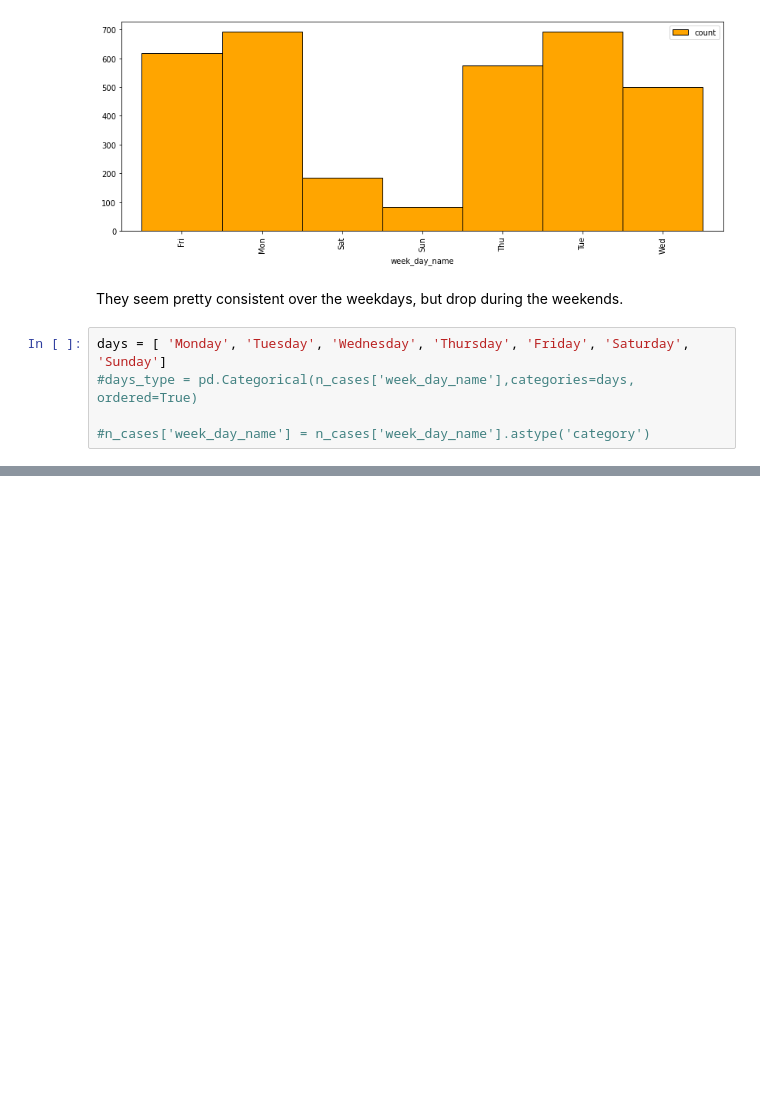
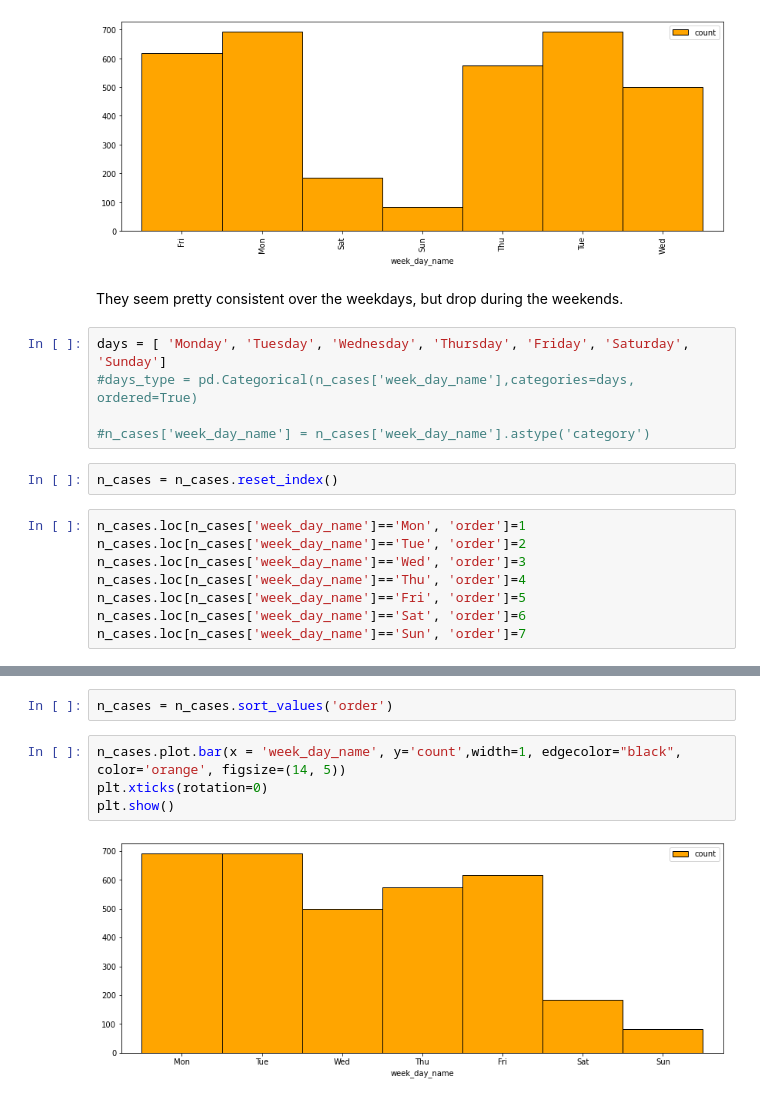
Before and after one commit to annah-vu/spark-exercises, a Jupyter notebook: explore.ipynb, the cells around one changed output, grey strips where cells are left out. Drawn from its saved outputs; the diff is of its cells as text; blank space fills up the shorter version.

```diff
--- a/explore.ipynb
+++ b/explore.ipynb
@@ -606,3 +607,13 @@ days = [ 'Monday', 'Tuesday', 'Wednesday', 'Thursday', 'Friday', 'Saturday', 'Su
 #days_type = pd.Categorical(n_cases['week_day_name'],categories=days, ordered=True)
 
 #n_cases['week_day_name'] = n_cases['week_day_name'].astype('category')
+# %%
+n_cases = n_cases.reset_index()
+# %%
+n_cases.loc[n_cases['week_day_name']=='Mon', 'order']=1
+n_cases.loc[n_cases['week_day_name']=='Tue', 'order']=2
+n_cases.loc[n_cases['week_day_name']=='Wed', 'order']=3
+n_cases.loc[n_cases['week_day_name']=='Thu', 'order']=4
+n_cases.loc[n_cases['week_day_name']=='Fri', 'order']=5
+n_cases.loc[n_cases['week_day_name']=='Sat', 'order']=6
+n_cases.loc[n_cases['week_day_name']=='Sun', 'order']=7
@@ -608,0 +631,8 @@ days = [ 'Monday', 'Tuesday', 'Wednesday', 'Thursday', 'Friday', 'Saturday', 'Su
+# %%
+n_cases = n_cases.sort_values('order')
+# %%
+n_cases.plot.bar(x = 'week_day_name', y='count',width=1, edgecolor="black", color='orange', figsize=(14, 5))
+plt.xticks(rotation=0)
+plt.show()
+# %% [output]
+[figure, added]
```
Also changed, not shown: parts of 4 cells of this notebook.
